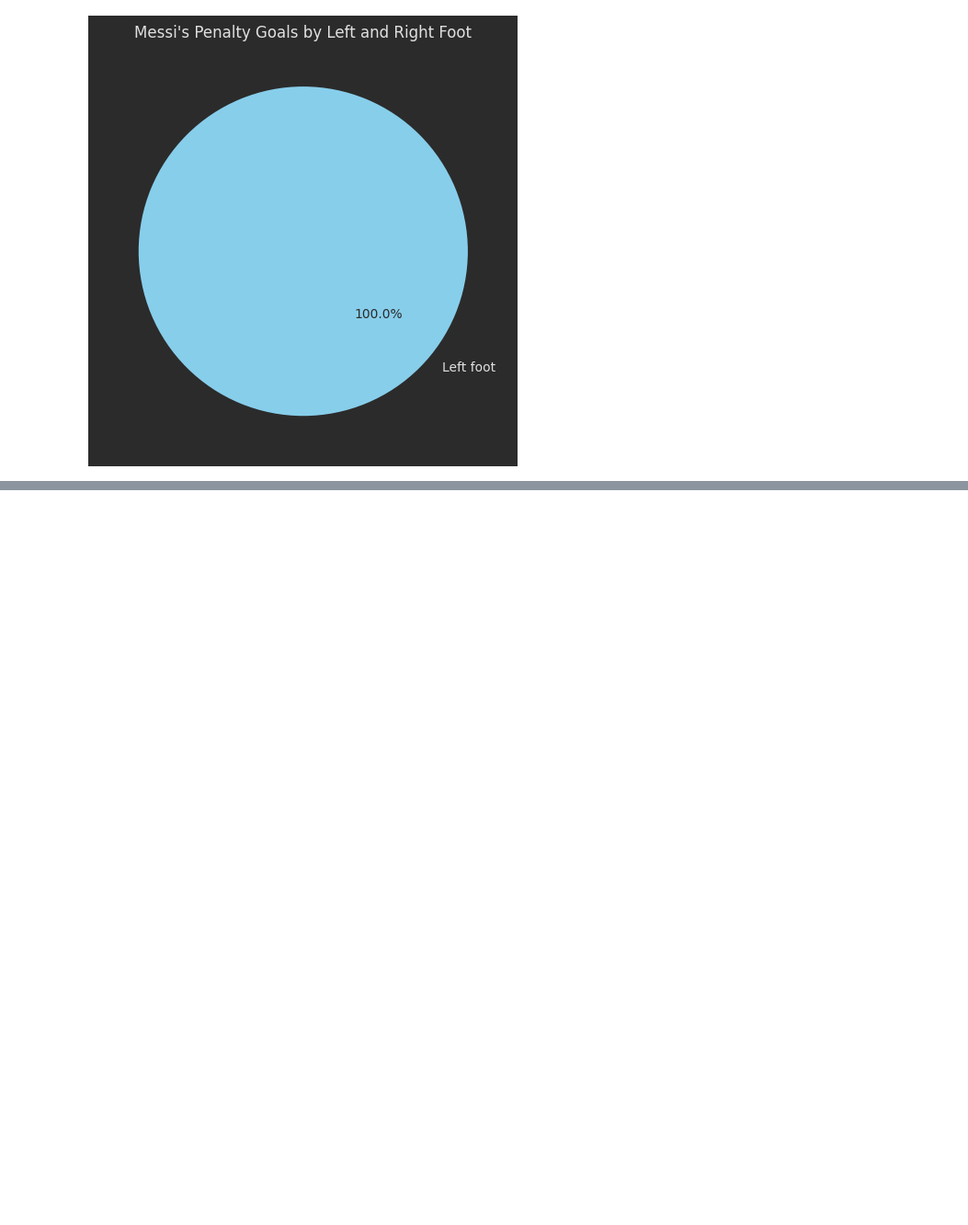
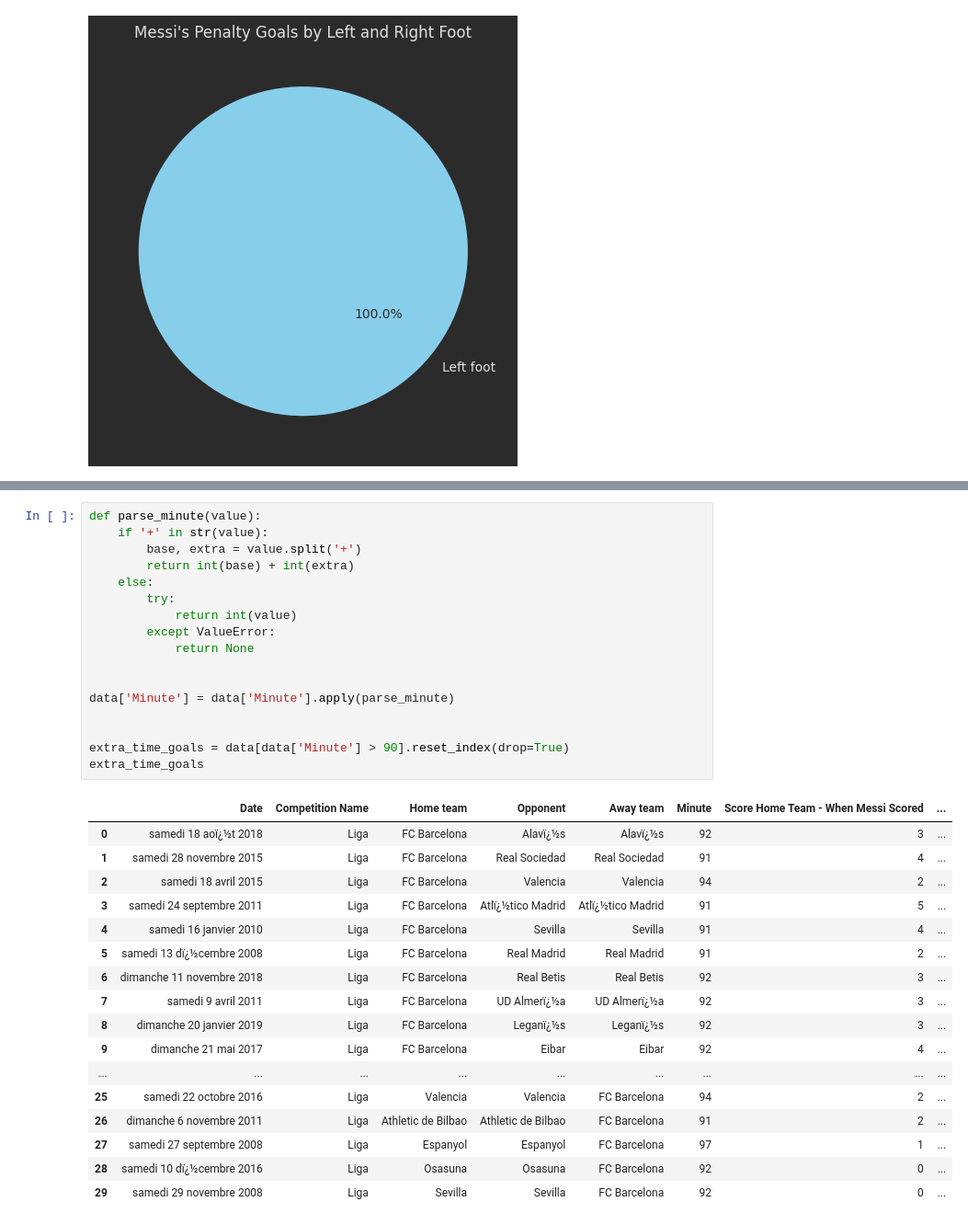
Before and after one commit to nakhani/Data-Science, a Jupyter notebook: Data Science_3/Lionel Messi/lionel_messi.ipynb, the cells around one changed output, grey strips where cells are left out. Shown at 92% size. Cells and saved outputs as stored; diff of their text form; blank space fills up the shorter version.

```diff
--- a/Data Science_3/Lionel Messi/lionel_messi.ipynb
+++ b/Data Science_3/Lionel Messi/lionel_messi.ipynb
@@ -153,3 +144,38 @@ extra_time_goals
+# %%
+def parse_minute(value):
+    if '+' in str(value):
+        base, extra = value.split('+')
+        return int(base) + int(extra)
+    else:
+        try:
+            return int(value)
+        except ValueError:
+            return None
+
+
+data['Minute'] = data['Minute'].apply(parse_minute)
+
+
+extra_time_goals = data[data['Minute'] > 90].reset_index(drop=True)
+extra_time_goals
+# %% [output]
+|  | Date | Competition Name | Home team | Opponent | Away team | Minute | Score Home Team - When Messi Scored | ... |
+| 0 | samedi 18 aoï¿½t 2018 | Liga | FC Barcelona | Alavï¿½s | Alavï¿½s | 92 | 3 | ... |
+| 1 | samedi 28 novembre 2015 | Liga | FC Barcelona | Real Sociedad | Real Sociedad | 91 | 4 | ... |
+| 2 | samedi 18 avril 2015 | Liga | FC Barcelona | Valencia | Valencia | 94 | 2 | ... |
+| 3 | samedi 24 septembre 2011 | Liga | FC Barcelona | Atlï¿½tico Madrid | Atlï¿½tico Madrid | 91 | 5 | ... |
+| 4 | samedi 16 janvier 2010 | Liga | FC Barcelona | Sevilla | Sevilla | 91 | 4 | ... |
+| 5 | samedi 13 dï¿½cembre 2008 | Liga | FC Barcelona | Real Madrid | Real Madrid | 91 | 2 | ... |
+| 6 | dimanche 11 novembre 2018 | Liga | FC Barcelona | Real Betis | Real Betis | 92 | 3 | ... |
+| 7 | samedi 9 avril 2011 | Liga | FC Barcelona | UD Almerï¿½a | UD Almerï¿½a | 92 | 3 | ... |
+| 8 | dimanche 20 janvier 2019 | Liga | FC Barcelona | Leganï¿½s | Leganï¿½s | 92 | 3 | ... |
+| 9 | dimanche 21 mai 2017 | Liga | FC Barcelona | Eibar | Eibar | 92 | 4 | ... |
+| ... | ... | ... | ... | ... | ... | ... | ... | ... |
+| 25 | samedi 22 octobre 2016 | Liga | Valencia | Valencia | FC Barcelona | 94 | 2 | ... |
+| 26 | dimanche 6 novembre 2011 | Liga | Athletic de Bilbao | Athletic de Bilbao | FC Barcelona | 91 | 2 | ... |
+| 27 | samedi 27 septembre 2008 | Liga | Espanyol | Espanyol | FC Barcelona | 97 | 1 | ... |
+| 28 | samedi 10 dï¿½cembre 2016 | Liga | Osasuna | Osasuna | FC Barcelona | 92 | 0 | ... |
+| 29 | samedi 29 novembre 2008 | Liga | Sevilla | Sevilla | FC Barcelona | 92 | 0 | ... |
 # %%
 won_games = extra_time_goals[extra_time_goals['Final Game Result'] == 'Won'].reset_index().shape[0]
 won_games
```
Also changed, not shown: parts of 4 cells of this notebook, 1 other file.
